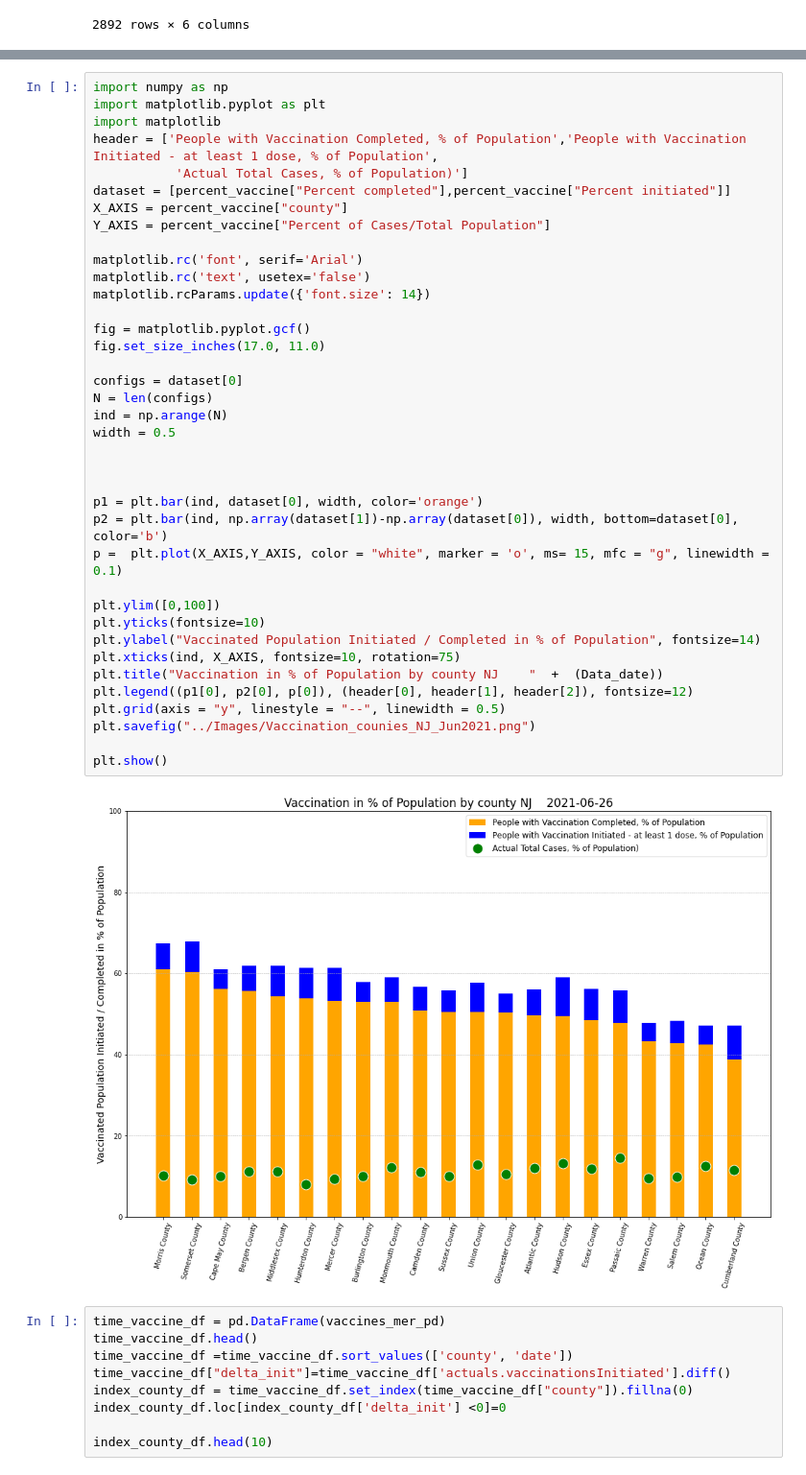
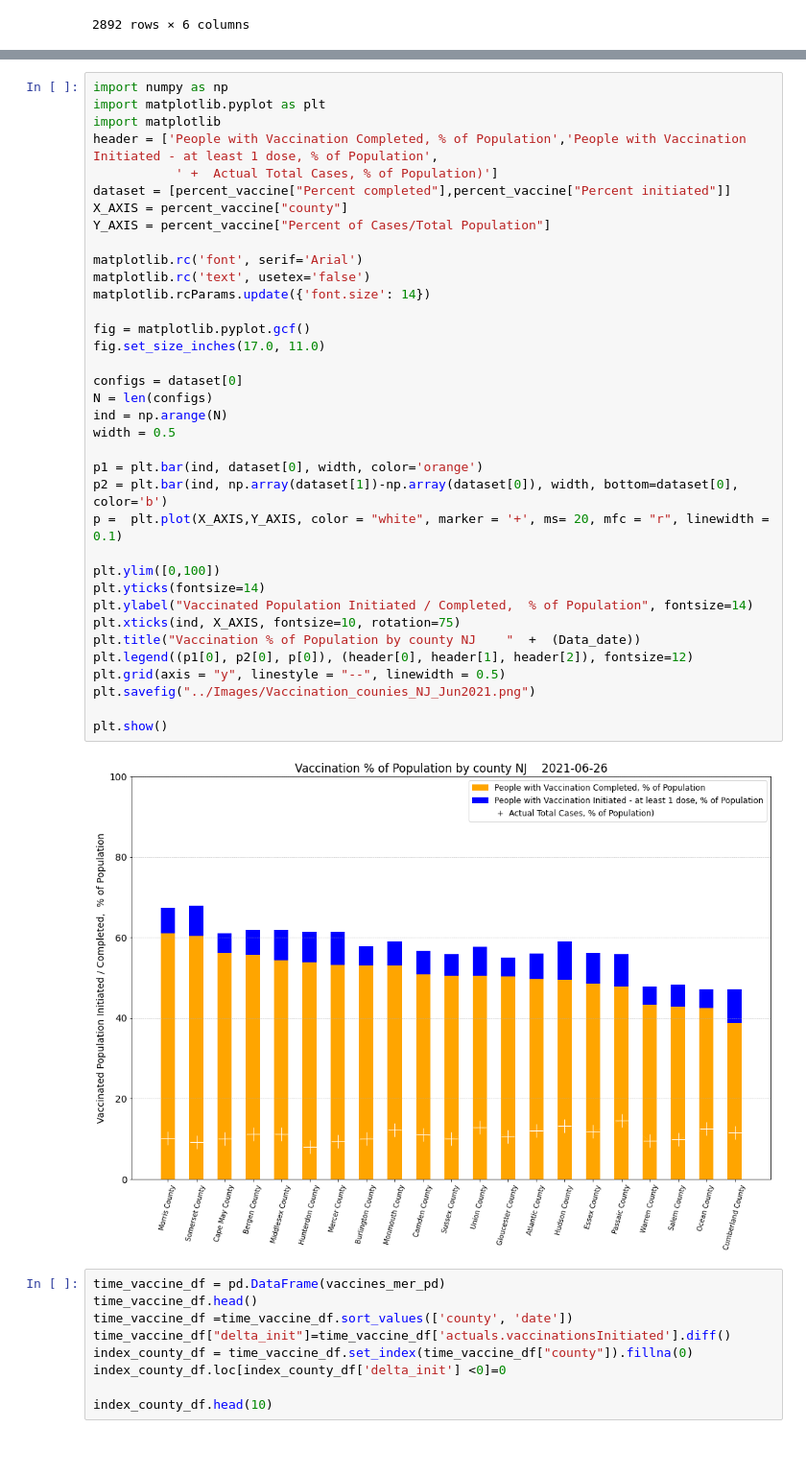
Before and after one commit to melissadiep94/covid19-project, a Jupyter notebook: Vaccination/State_NJ_Covid_time.ipynb, the cells around one changed output, grey strips where cells are left out. Shown at 96% size. Cells and saved outputs as stored; diff of their text form; blank space fills up the shorter version.

Commit message:
code and charts for linear regr fixed

```diff
--- a/Vaccination/State_NJ_Covid_time.ipynb
+++ b/Vaccination/State_NJ_Covid_time.ipynb
@@ -123,41 +112,39 @@ import numpy as np
 import matplotlib.pyplot as plt
 import matplotlib
 header = ['People with Vaccination Completed, % of Population','People with Vaccination Initiated - at least 1 dose, % of Population',
-           'Actual Total Cases, % of Population)']
+           ' +  Actual Total Cases, % of Population)']
 dataset = [percent_vaccine["Percent completed"],percent_vaccine["Percent initiated"]]
 X_AXIS = percent_vaccine["county"]
 Y_AXIS = percent_vaccine["Percent of Cases/Total Population"]
 
 matplotlib.rc('font', serif='Arial')
 matplotlib.rc('text', usetex='false')
 matplotlib.rcParams.update({'font.size': 14})
 
 fig = matplotlib.pyplot.gcf()
 fig.set_size_inches(17.0, 11.0)
 
 configs = dataset[0]
 N = len(configs)
 ind = np.arange(N)
 width = 0.5
 
-
-
 p1 = plt.bar(ind, dataset[0], width, color='orange')
 p2 = plt.bar(ind, np.array(dataset[1])-np.array(dataset[0]), width, bottom=dataset[0], color='b')
-p =  plt.plot(X_AXIS,Y_AXIS, color = "white", marker = 'o', ms= 15, mfc = "g", linewidth = 0.1)
+p =  plt.plot(X_AXIS,Y_AXIS, color = "white", marker = '+', ms= 20, mfc = "r", linewidth = 0.1)
 
 plt.ylim([0,100])
-plt.yticks(fontsize=10)
-plt.ylabel("Vaccinated Population Initiated / Completed in % of Population", fontsize=14)
+plt.yticks(fontsize=14)
+plt.ylabel("Vaccinated Population Initiated / Completed,  % of Population", fontsize=14)
 plt.xticks(ind, X_AXIS, fontsize=10, rotation=75)
-plt.title("Vaccination in % of Population by county NJ    "  +  (Data_date))
+plt.title("Vaccination % of Population by county NJ    "  +  (Data_date))
 plt.legend((p1[0], p2[0], p[0]), (header[0], header[1], header[2]), fontsize=12)
 plt.grid(axis = "y", linestyle = "--", linewidth = 0.5)
 plt.savefig("../Images/Vaccination_counies_NJ_Jun2021.png")
 
 plt.show()
 # %% [output]
-[figure, old version]
+[figure, new version]
 # %%
 time_vaccine_df = pd.DataFrame(vaccines_mer_pd)
 time_vaccine_df.head()
```
Also changed, not shown: parts of 13 cells of this notebook, 3 other files.
